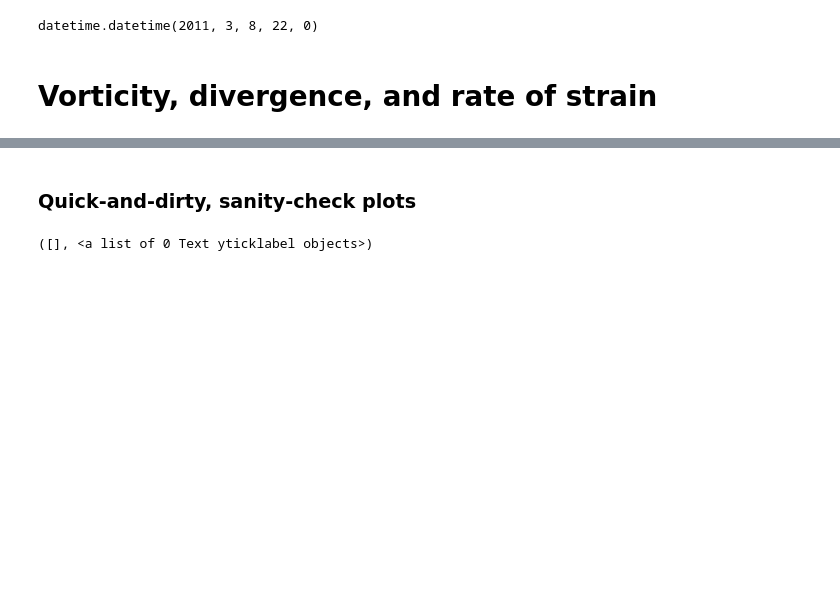
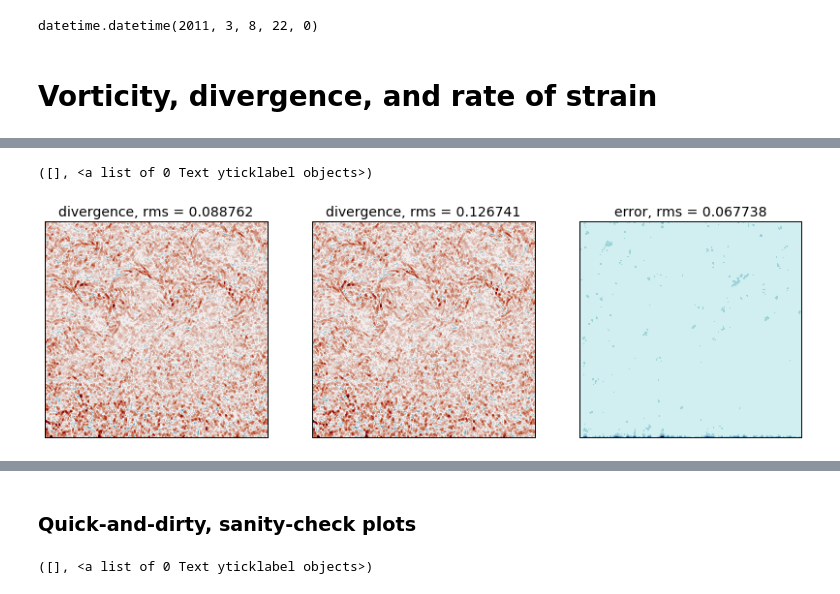
Before and after one commit to cesar-rocha/UpperOceanSeasonality, a Jupyter notebook: notebooks/LLCProcessing.ipynb, the cells around one changed output, grey strips where cells are left out. Drawn from its saved outputs; the diff is of its cells as text; code cells hidden in the pictures; blank space fills up the shorter version.

```diff
--- a/notebooks/LLCProcessing.ipynb
+++ b/notebooks/LLCProcessing.ipynb
@@ -78,0 +152,21 @@ vort, div, strain = vort/f0, div/f0, strain/f0
+# %%
+fig = plt.figure(figsize=(14,4))
+ax = fig.add_subplot(131)
+plt.contourf(div,cd,vmin=cd.min(),vmax=cd.max(),cmap=cmocean.cm.balance,extend='both')
+plt.title('divergence, rms = %f' % rms(div))
+#plt.colorbar()
+plt.xticks([]); plt.yticks([])
+ax = fig.add_subplot(132)
+plt.contourf(div,cd,vmin=cd.min(),vmax=cd.max(),cmap=cmocean.cm.balance,extend='both')
+plt.title('divergence, rms = %f' % rms(div2))
+#plt.colorbar()
+plt.xticks([]); plt.yticks([])
+
+ax = fig.add_subplot(133)
+plt.contourf(np.abs((div2-div)/np.max(div2)),np.linspace(0,1.,10),vmin=0,vmax=1.,cmap=cmocean.cm.ice_r)
+plt.title('error, rms = %f' % rms(div2-div))
+#plt.colorbar()
+plt.xticks([]); plt.yticks([])
+# %% [output]
+([], <a list of 0 Text yticklabel objects>)
+[figure, added]
```
Also changed, not shown: parts of 9 cells of this notebook, 16 other files.
